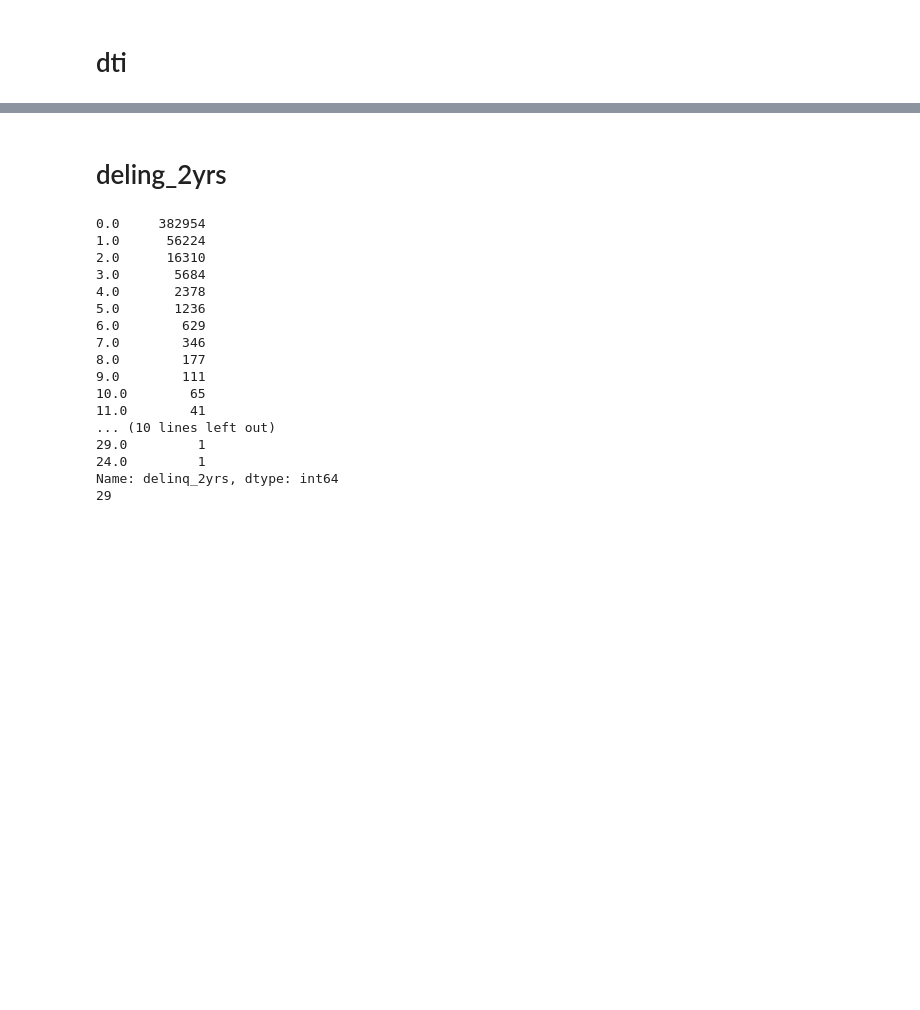
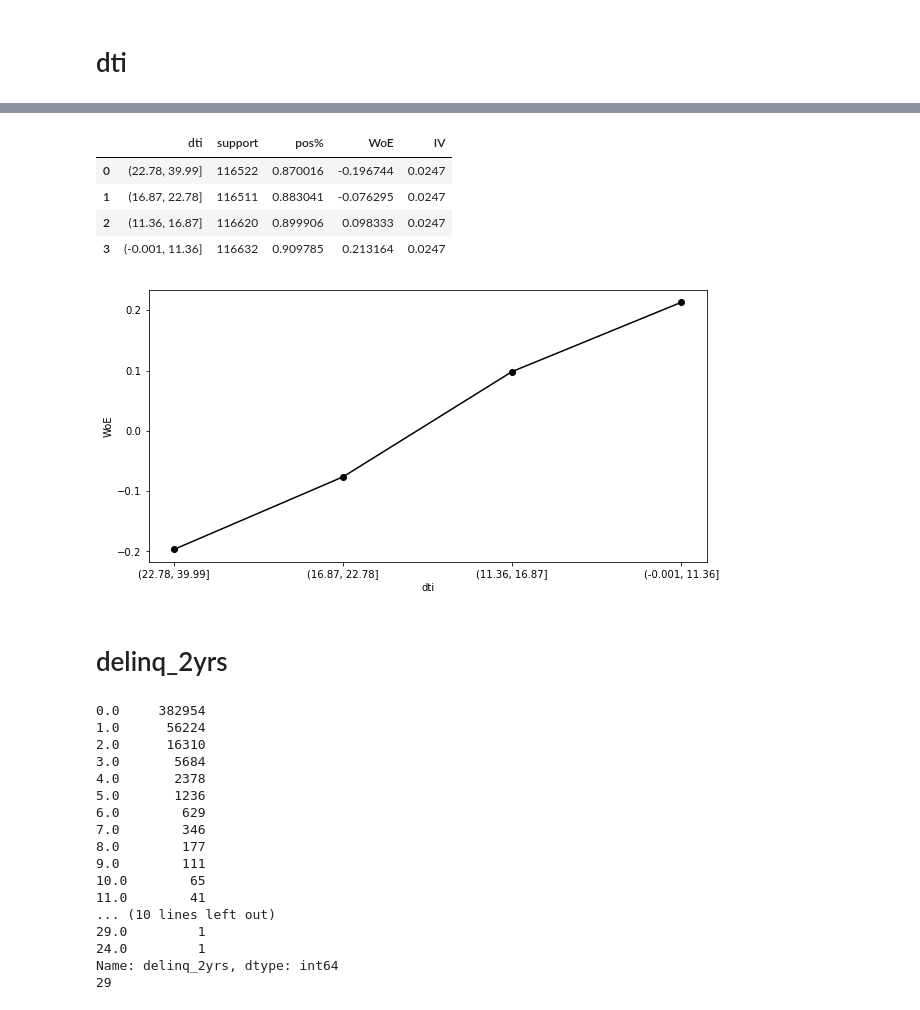
Before and after one commit to Ach113/Loan-Approval-Scoring-System, a Jupyter notebook: LoanApprovalScoring.ipynb, the cells around one changed output, grey strips where cells are left out. Drawn from its saved outputs; the diff is of its cells as text; code cells hidden in the pictures; blank space fills up the shorter version.

```diff
--- a/LoanApprovalScoring.ipynb
+++ b/LoanApprovalScoring.ipynb
@@ -502,8 +447,20 @@ print(data['dti'].isnull().sum())
 35.54      1
 Name: dti, Length: 3997, dtype: int64
 0
+# %%
+X_woe['dti'] = pd.qcut(data['dti'], 4)
+df_temp = calculate_woe(X_woe, 'dti', data['loan_status'])
+plot_woe(df_temp)
+df_temp
+# %% [output]
+|  | dti | support | pos% | WoE | IV |
+| 0 | (22.78, 39.99] | 116522 | 0.870016 | -0.196744 | 0.0247 |
+| 1 | (16.87, 22.78] | 116511 | 0.883041 | -0.076295 | 0.0247 |
+| 2 | (11.36, 16.87] | 116620 | 0.899906 | 0.098333 | 0.0247 |
+| 3 | (-0.001, 11.36] | 116632 | 0.909785 | 0.213164 | 0.0247 |
+[figure, added]
 # %% [markdown]
-# deling_2yrs
+# delinq_2yrs
 # %%
 print(data['delinq_2yrs'].value_counts())
 print(data['delinq_2yrs'].isnull().sum())
```
Also changed, not shown: parts of 50 cells of this notebook.
